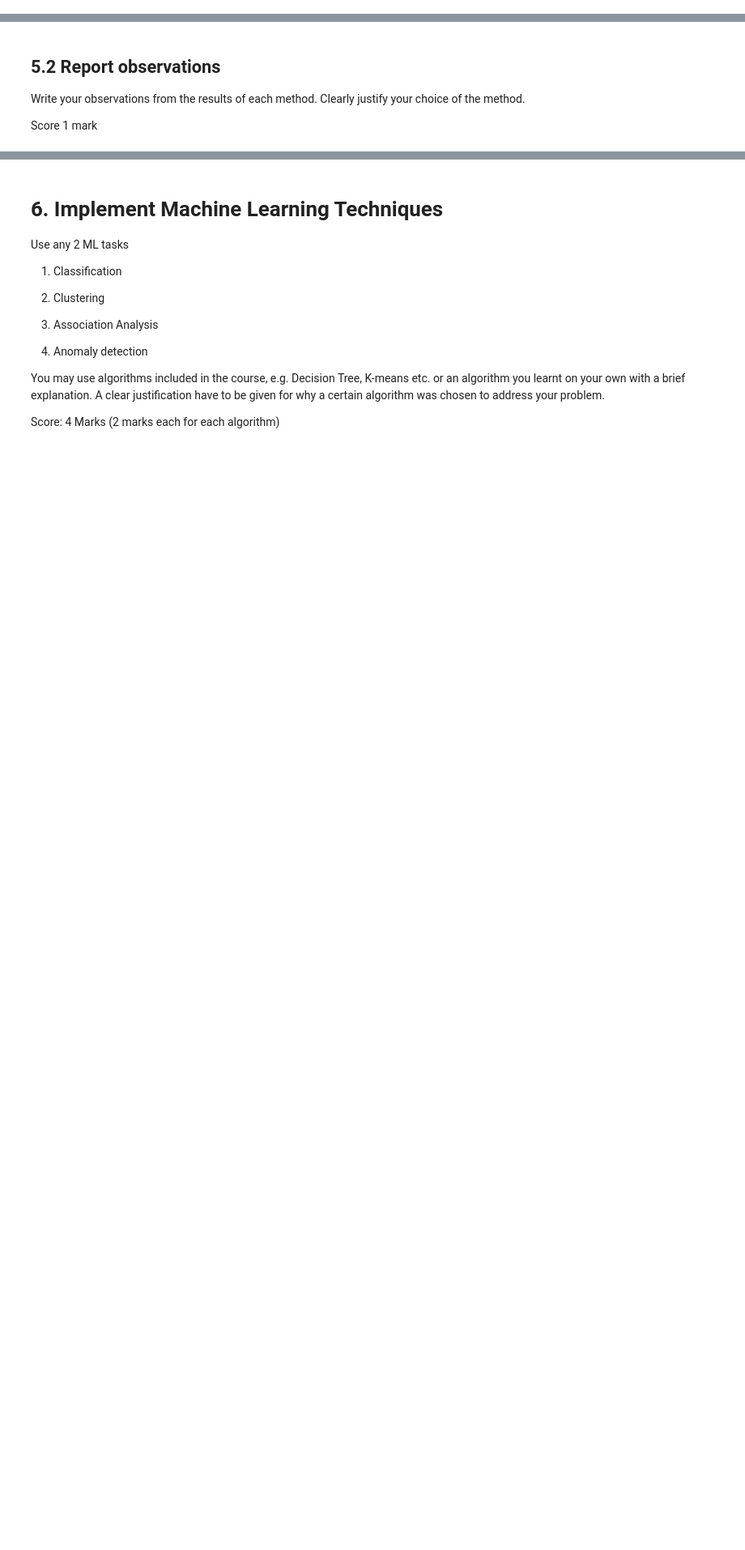
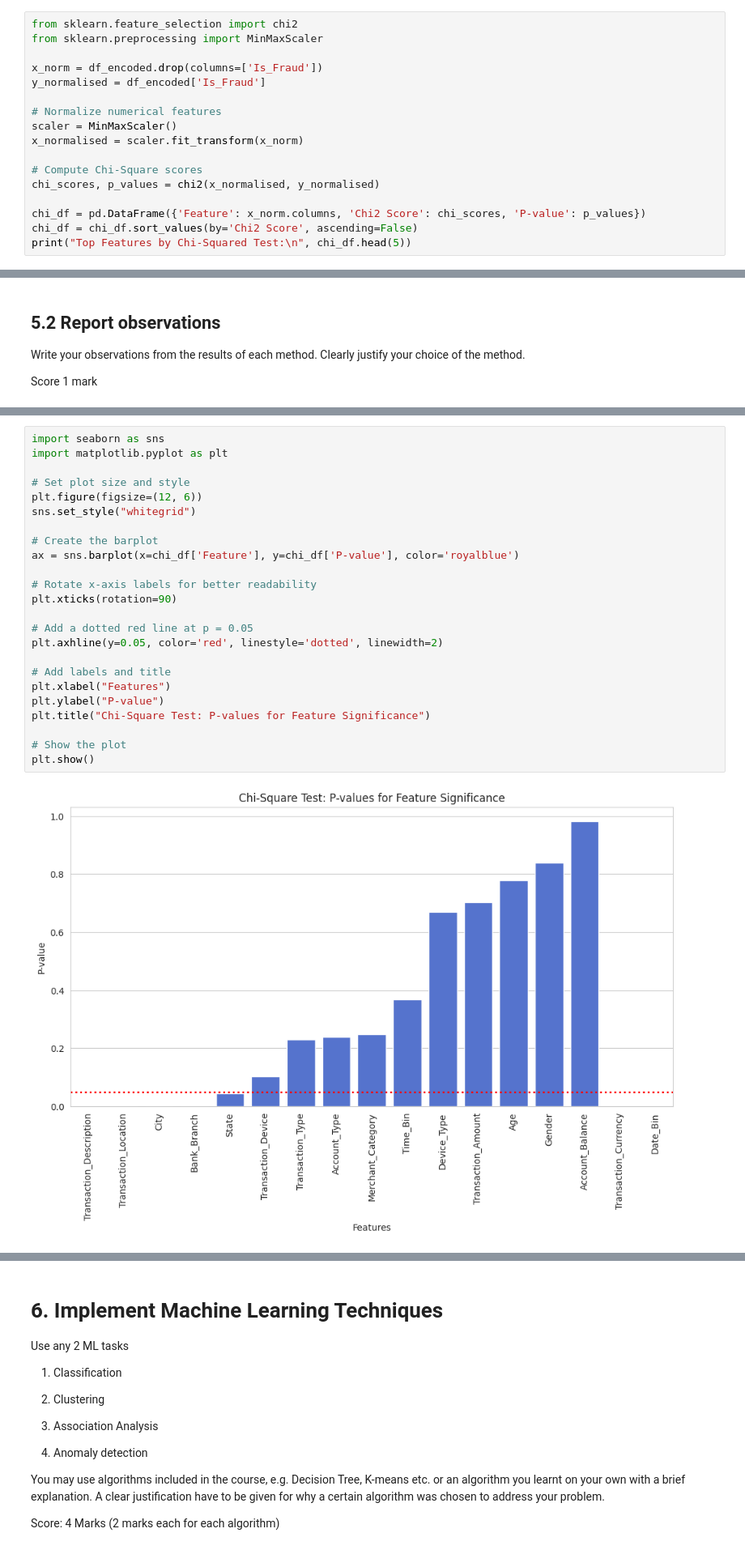
Before and after one commit to BholaySingh23/IntroDS_Assignment1, a Jupyter notebook: Group_24_IDS_Assignment_1.ipynb, the cells around one changed output, grey strips where cells are left out. Shown at 81% size. Cells and saved outputs as stored; diff of their text form; blank space fills up the shorter version.

```diff
--- a/Group_24_IDS_Assignment_1.ipynb
+++ b/Group_24_IDS_Assignment_1.ipynb
@@ -423,0 +602,17 @@ Score: 3 Marks
+# %%
+from sklearn.feature_selection import chi2
+from sklearn.preprocessing import MinMaxScaler
+
+x_norm = df_encoded.drop(columns=['Is_Fraud'])
+y_normalised = df_encoded['Is_Fraud']
+
+# Normalize numerical features
+scaler = MinMaxScaler()
+x_normalised = scaler.fit_transform(x_norm)
+
+# Compute Chi-Square scores
+chi_scores, p_values = chi2(x_normalised, y_normalised)
+
+chi_df = pd.DataFrame({'Feature': x_norm.columns, 'Chi2 Score': chi_scores, 'P-value': p_values})
+chi_df = chi_df.sort_values(by='Chi2 Score', ascending=False)
+print("Top Features by Chi-Squared Test:\n", chi_df.head(5))
@@ -431,0 +633,26 @@ Score 1 mark
+# %%
+import seaborn as sns
+import matplotlib.pyplot as plt
+
+# Set plot size and style
+plt.figure(figsize=(12, 6))
+sns.set_style("whitegrid")
+
+# Create the barplot
+ax = sns.barplot(x=chi_df['Feature'], y=chi_df['P-value'], color='royalblue')
+
+# Rotate x-axis labels for better readability
+plt.xticks(rotation=90)
+
+# Add a dotted red line at p = 0.05
+plt.axhline(y=0.05, color='red', linestyle='dotted', linewidth=2)
+
+# Add labels and title
+plt.xlabel("Features")
+plt.ylabel("P-value")
+plt.title("Chi-Square Test: P-values for Feature Significance")
+
+# Show the plot
+plt.show()
+# %% [output]
+[figure, added]
```
Also changed, not shown: parts of 41 cells of this notebook.
